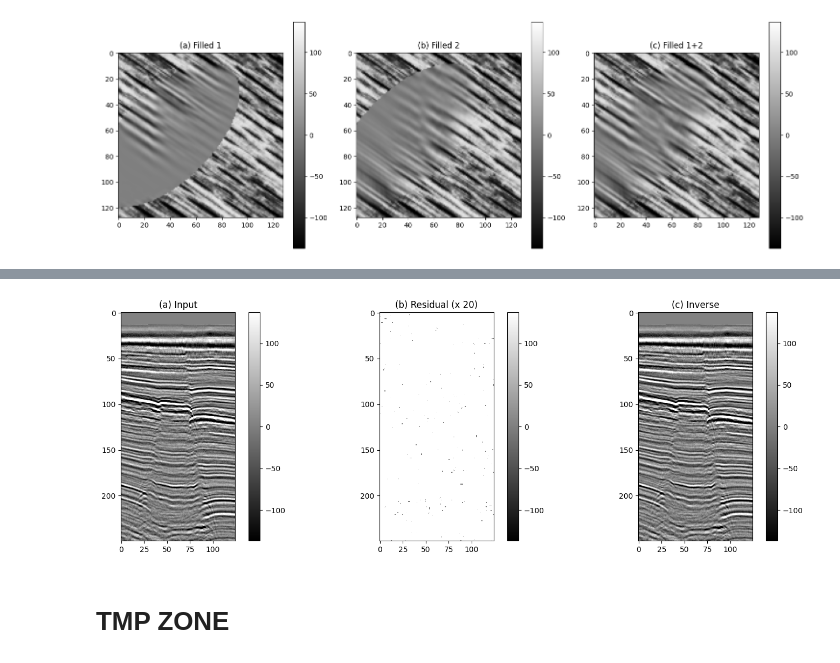
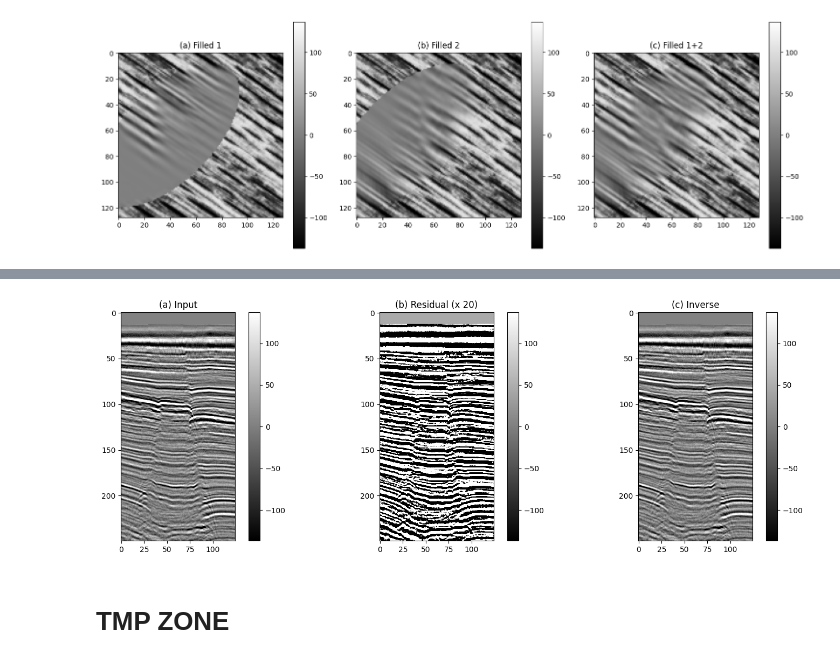
Before and after one commit to jonatchoum/pef_perso_gitpod2, a Jupyter notebook: PEF_python.ipynb, the cells around one changed output, grey strips where cells are left out. Saved outputs shown, nothing was run; the diff lists cells and outputs as text; code cells hidden in the pictures.

```diff
--- a/PEF_python.ipynb
+++ b/PEF_python.ipynb
@@ -749,3 +695,9 @@ with zipfile.ZipFile("files.zip", "r") as zip_ref:
         seis_base = np.frombuffer(data, dtype=np.float32).reshape((250, 125), order="F")
 
 np.save("./npy/p_seis_base.npy", seis_base)
+# %%
+# Normalize the seismic pattern
+seis = seis_base.copy()
+m = np.mean(seis_base)
+seis -= m
+np.save("./npy/p_seism.npy",seis)
@@ -752,11 +710,8 @@ np.save("./npy/p_seis_base.npy", seis_base)
 # %%
-# Normalize the seismic pattern
-seis = seis_base.copy()
-m = np.mean(seis)
-seis -= m
-scale = np.std(wood) / np.std(seis)
+scale = np.std(wood,ddof=1) / np.std(seis,ddof=1)
 seis *= scale
 np.save("./npy/p_seis.npy", seis)
+np.save("./npy/p_wood.npy", wood)
 
 # Make a hole in the seismic pattern
 shole, smask = punch_hole(seis)
@@ -895,20 +833,23 @@ stream_helix(True, pad, res, lag, 1e6)   # pad <- res
 # %%
 # Plotting the results
 fig, (ax1, ax2, ax3) = plt.subplots(1, 3, figsize=(15, 5))
 
 im1 = plot2(ax1, seis, "(a) Input")
 im2 = plot2(ax2, 20 * res[:, 20:], "(b) Residual (x 20)")
 im3 = plot2(ax3, pad[:, 20:], "(c) Inverse")
 
 # Add a colorbar for each subplot (optional)
 fig.colorbar(im1, ax=ax1)
 fig.colorbar(im2, ax=ax2)
 fig.colorbar(im3, ax=ax3)
 
 # Adjust layout
 plt.tight_layout()
 plt.show()
+
+
+np.save("./npy/p_array.npy",res)
 # %% [output]
-[figure, old version]
+[figure, new version]
 # %% [markdown]
 # TMP ZONE
```
Also changed, not shown: parts of 17 cells of this notebook.
